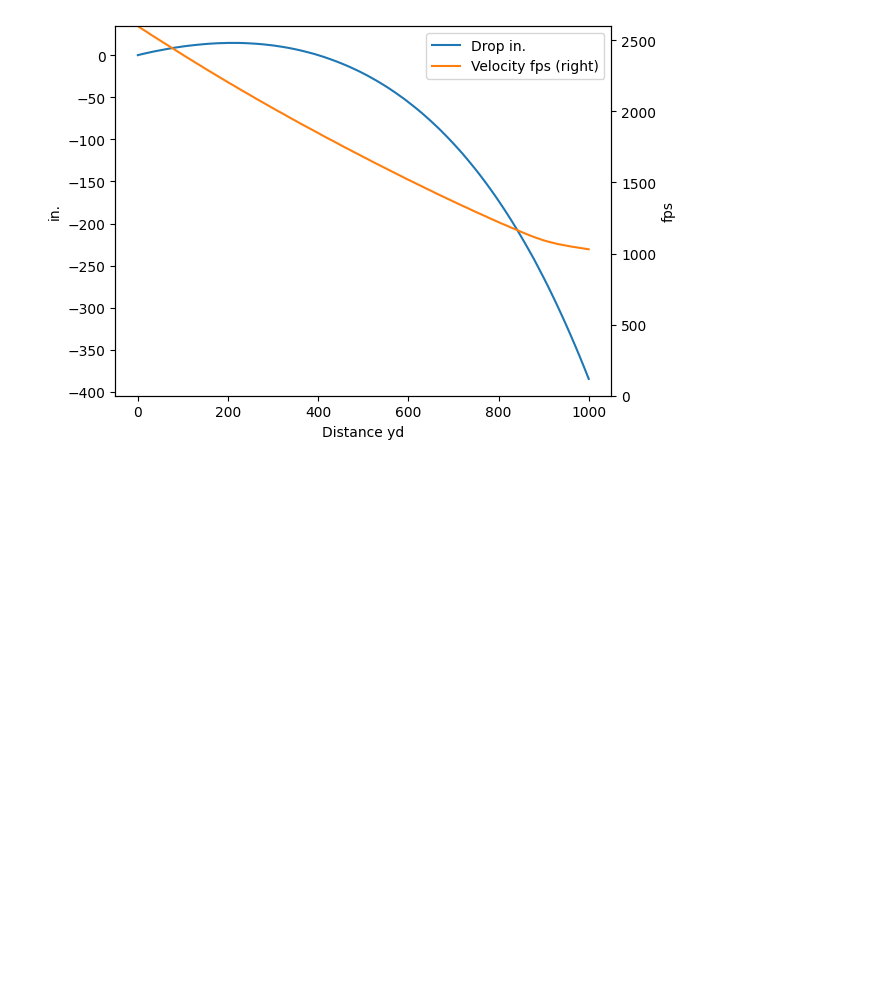
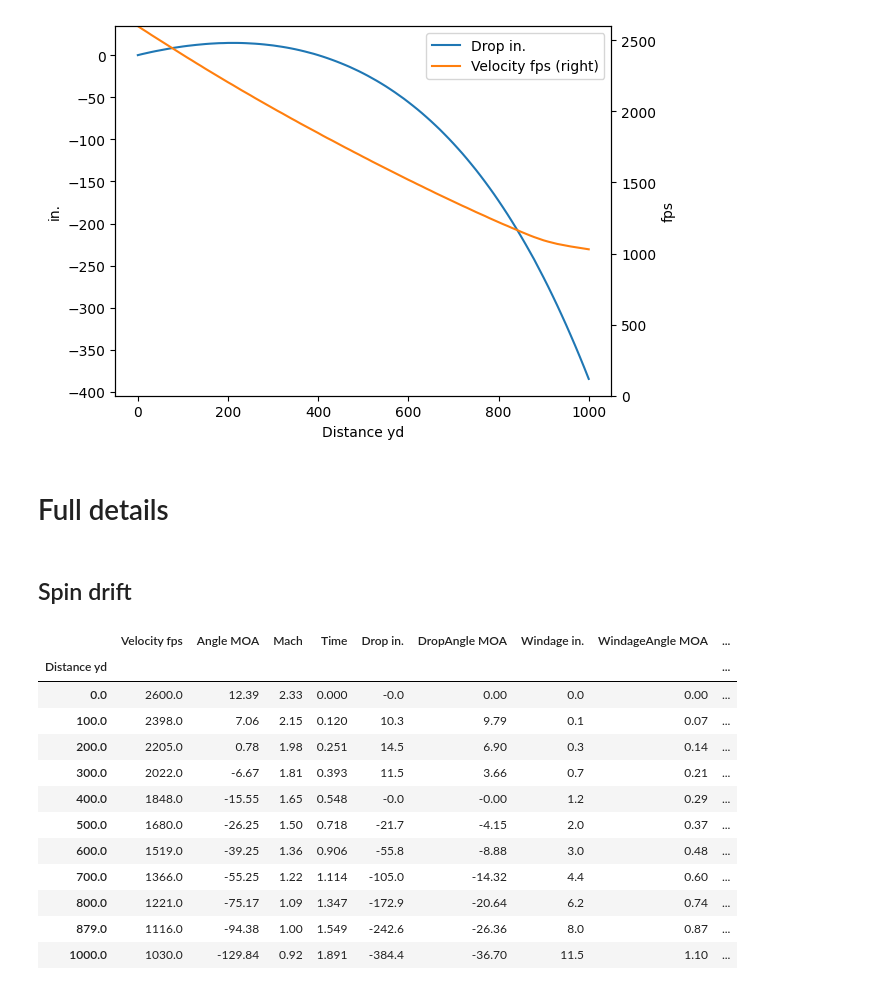
Before and after one commit to o-murphy/py-ballisticcalc, a Jupyter notebook: UsageDemo.ipynb, the cells around one changed output. Saved outputs shown, nothing was run; the diff lists cells and outputs as text; code cells hidden in the pictures; blank space fills up the shorter version.

```diff
--- a/UsageDemo.ipynb
+++ b/UsageDemo.ipynb
@@ -38,3 +46,25 @@ df.plot(y=[c.tableCols['Velocity'][0]], ylabel=UNIT_DISPLAY[c.bullet.velocityUni
 plt.show()
 # %% [output]
 [figure]
+# %% [markdown]
+# Full details
+# %% [markdown]
+## Spin drift
+# %%
+# If we specify a barrel twist on the gun then the calculator includes the Litz spin-drift approximation
+cspin = Calculator(mediumBullet, gun=Gun(barrelTwist=12), zeroDistance=zero)
+cspin.trajectory(1000, 100)
+# %% [output]
+|  | Velocity fps | Angle MOA | Mach | Time | Drop in. | DropAngle MOA | Windage in. | WindageAngle MOA | ... |
+| Distance yd |  |  |  |  |  |  |  |  | ... |
+| 0.0 | 2600.0 | 12.39 | 2.33 | 0.000 | -0.0 | 0.00 | 0.0 | 0.00 | ... |
+| 100.0 | 2398.0 | 7.06 | 2.15 | 0.120 | 10.3 | 9.79 | 0.1 | 0.07 | ... |
+| 200.0 | 2205.0 | 0.78 | 1.98 | 0.251 | 14.5 | 6.90 | 0.3 | 0.14 | ... |
+| 300.0 | 2022.0 | -6.67 | 1.81 | 0.393 | 11.5 | 3.66 | 0.7 | 0.21 | ... |
+| 400.0 | 1848.0 | -15.55 | 1.65 | 0.548 | -0.0 | -0.00 | 1.2 | 0.29 | ... |
+| 500.0 | 1680.0 | -26.25 | 1.50 | 0.718 | -21.7 | -4.15 | 2.0 | 0.37 | ... |
+| 600.0 | 1519.0 | -39.25 | 1.36 | 0.906 | -55.8 | -8.88 | 3.0 | 0.48 | ... |
+| 700.0 | 1366.0 | -55.25 | 1.22 | 1.114 | -105.0 | -14.32 | 4.4 | 0.60 | ... |
+| 800.0 | 1221.0 | -75.17 | 1.09 | 1.347 | -172.9 | -20.64 | 6.2 | 0.74 | ... |
+| 879.0 | 1116.0 | -94.38 | 1.00 | 1.549 | -242.6 | -26.36 | 8.0 | 0.87 | ... |
+| 1000.0 | 1030.0 | -129.84 | 0.92 | 1.891 | -384.4 | -36.70 | 11.5 | 1.10 | ... |
```
Also changed, not shown: parts of 7 cells of this notebook, 3 other files.
